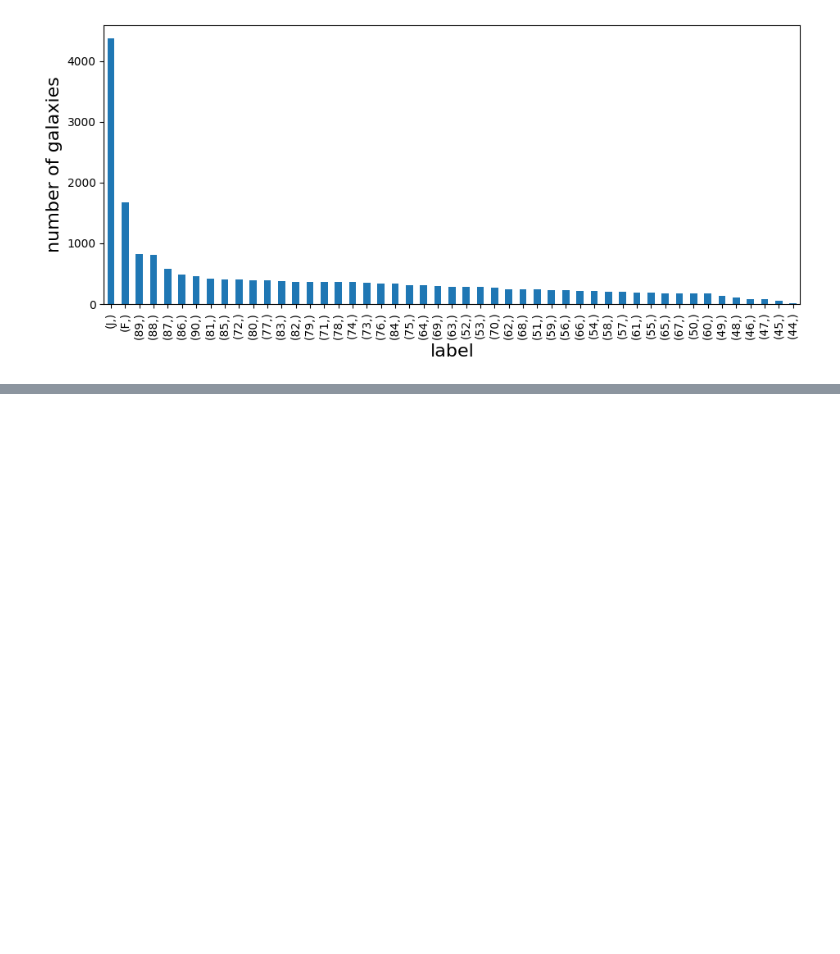
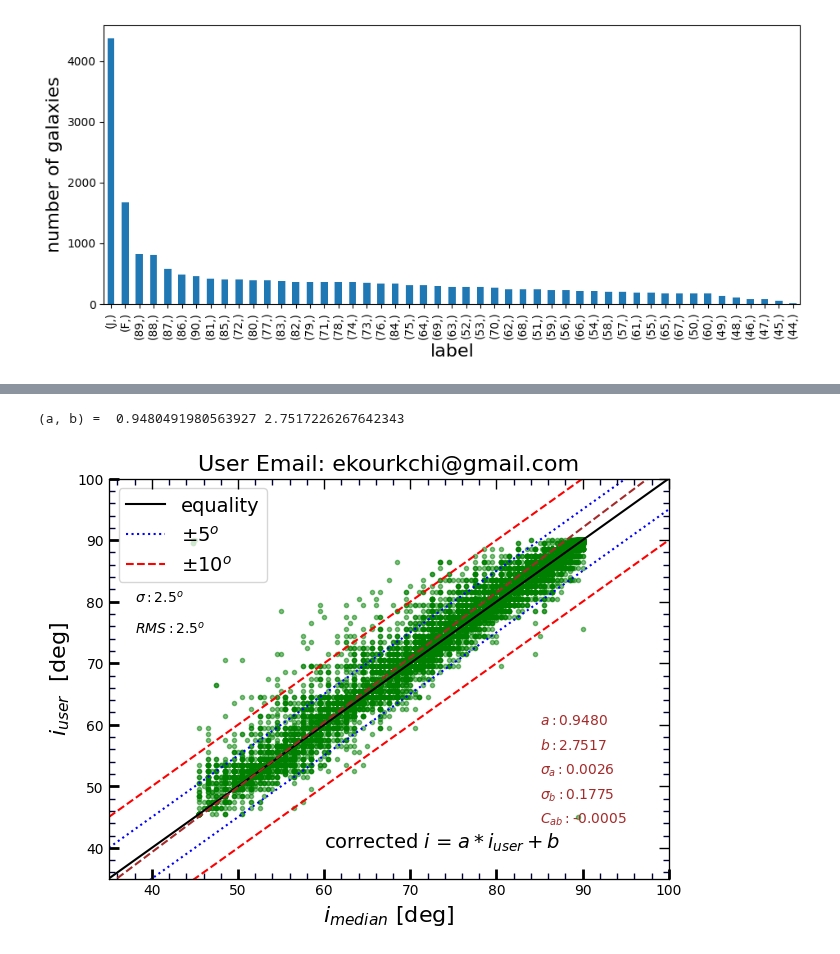
Before and after one commit to ekourkchi/incNET-data, a Jupyter notebook: incNET_dataPrep/incNET_dataClean.ipynb, the cells around one changed output, grey strips where cells are left out. Cells and saved outputs as stored; diff of their text form; code cells hidden in the pictures; blank space fills up the shorter version.

```diff
--- a/incNET_dataPrep/incNET_dataClean.ipynb
+++ b/incNET_dataPrep/incNET_dataClean.ipynb
@@ -227,0 +253,4 @@ Text(0, 0.5, 'number of galaxies')
+# %%
+email = 'ekourkchi@gmail.com'
+df_user_all = make_user_measurements(email)
+df_user_all.head()
@@ -227,0 +267,39 @@ Text(0, 0.5, 'number of galaxies')
+# %%
+## A fucntion to add tickmarks to all axes of the plotting area
+#################################################################
+def add_axis(ax, xlim, ylim):
+
+    x1, x2 = xlim[0], xlim[1]
+    y1, y2 = ylim[0], ylim[1]
+    ax.set_xlim(x1, x2)
+    ax.set_ylim(y1, y2)
+
+    ax.minorticks_on()
+    ax.tick_params(which='major', length=7, width=1.0)
+    ax.tick_params(which='minor', length=4, color='#000033', width=1.0)
+    ax.xaxis.set_major_locator(MultipleLocator(10))
+    ax.xaxis.set_minor_locator(MultipleLocator(2))
+    ax.yaxis.set_major_locator(MultipleLocator(10))
+    ax.yaxis.set_minor_locator(MultipleLocator(2))
+
+    # additional Y-axis (on the right)
+    y_ax = ax.twinx()
+    y_ax.set_ylim(y1, y2)
+    y_ax.set_yticklabels([])
+    y_ax.minorticks_on()
+    y_ax.yaxis.set_major_locator(MultipleLocator(10))
+    y_ax.yaxis.set_minor_locator(MultipleLocator(2))
+    y_ax.tick_params(which='major', length=7, width=1.0, direction='in')
+    y_ax.tick_params(which='minor', length=4, color='#000033', width=1.0, direction='in')
+
+    # additional X-axis (on the top)
+    x_ax = ax.twiny()
+    x_ax.set_xlim(x1, x2)
+    x_ax.set_xticklabels([])
+    x_ax.minorticks_on()
+    x_ax.xaxis.set_major_locator(MultipleLocator(10))
+    x_ax.xaxis.set_minor_locator(MultipleLocator(2))
+    x_ax.tick_params(which='major', length=7, width=1.0, direction='in')
+    x_ax.tick_params(which='minor', length=4, color='#000033', width=1.0, direction='in')
+
+#################################################################
@@ -227,0 +380,5 @@ Text(0, 0.5, 'number of galaxies')
+# %%
+plot_user_versus_all(df_user_all, email)
+# %% [output]
+(a, b) =  0.9480491980563927 2.7517226267642343
+[figure, added]
```
Also changed, not shown: parts of 11 cells of this notebook, 1 other file.
